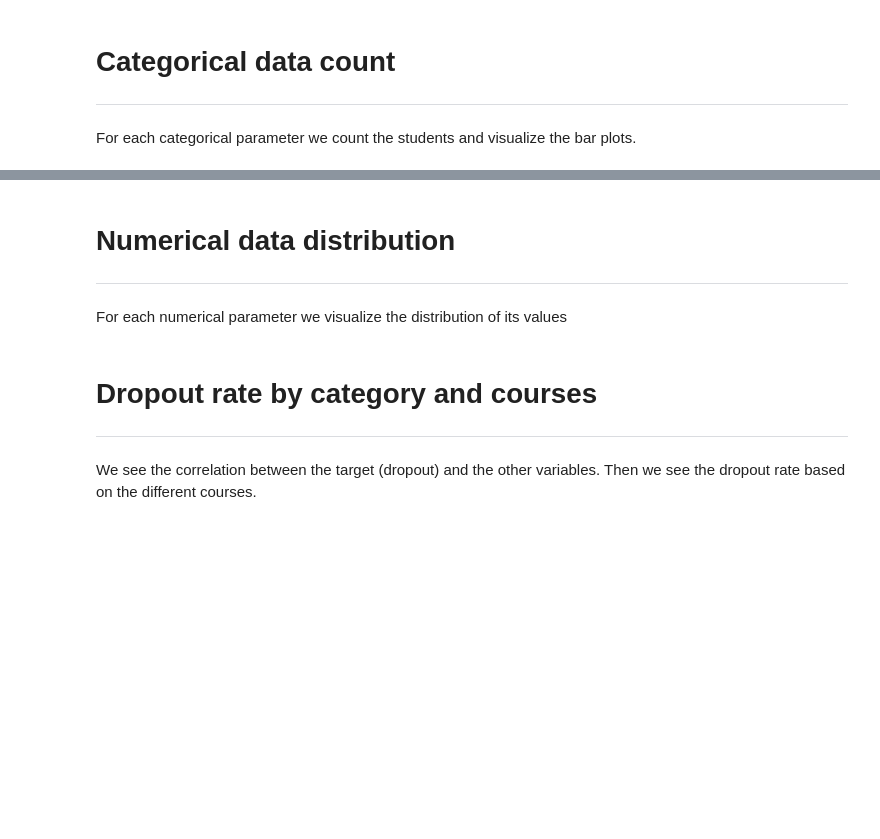
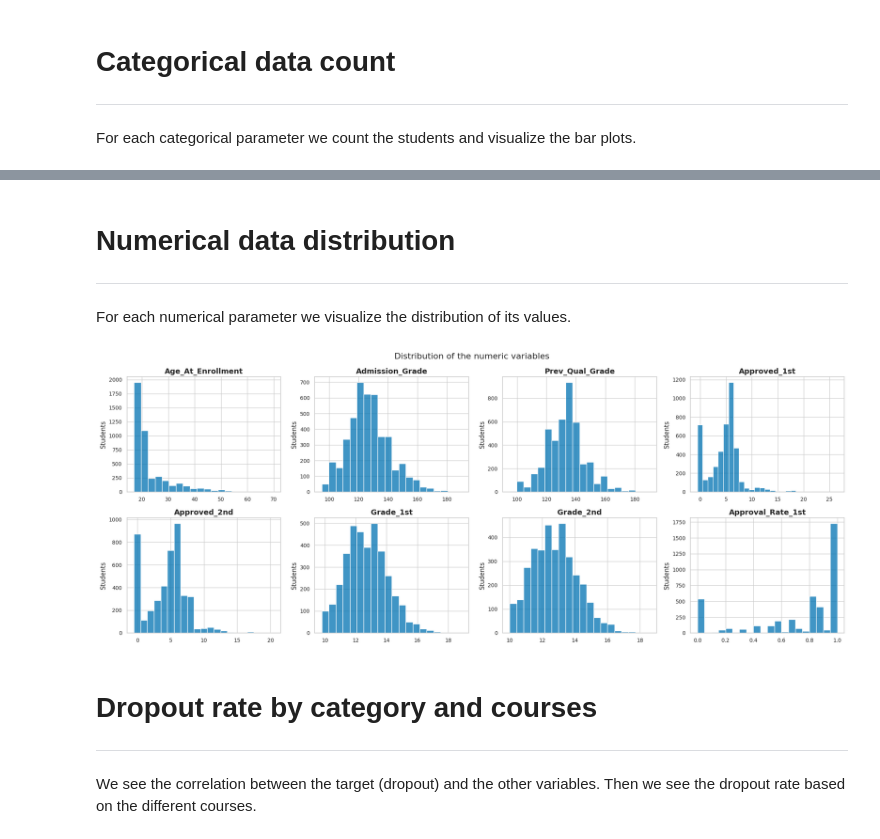
Before and after one commit to Martazzz/dropout_rate_academic_success, a Jupyter notebook: notebooks/01_cleaning_eda.ipynb, the cells around one changed output, grey strips where cells are left out. Drawn from its saved outputs; the diff is of its cells as text; code cells hidden in the pictures; blank space fills up the shorter version.

```diff
--- a/notebooks/01_cleaning_eda.ipynb
+++ b/notebooks/01_cleaning_eda.ipynb
@@ -354,7 +384,23 @@ For each categorical parameter we count the students and visualize the bar plots
 # %% [markdown]
 # Numerical data distribution
 ---
-For each numerical parameter we visualize the distribution of its values
+For each numerical parameter we visualize the distribution of its values.
+# %%
+hist_cols = ["Age_At_Enrollment", "Admission_Grade", "Prev_Qual_Grade", "Approved_1st",
+             "Approved_2nd", "Grade_1st", "Grade_2nd", "Approval_Rate_1st"]
+
+fig, axes = plt.subplots(2, 4, figsize=(20, 8))
+for ax, col in zip(axes.flat, hist_cols):
+    sns.histplot(data=data, x=col, bins=20, discrete=data[col].nunique() < 30, color=BAR_COLOR, ax=ax)
+    ax.set_title(col)
+    ax.set_xlabel("")
+    ax.set_ylabel("Students")
+fig.suptitle("Distribution of the numeric variables", fontsize=16)
+plt.tight_layout()
+plt.savefig("figures/eda_numeric.png", dpi=200, bbox_inches="tight")
+plt.show()
+# %% [output]
+[figure, added]
 # %% [markdown]
 # Dropout rate by category and courses
 ---
```
Also changed, not shown: parts of 2 cells of this notebook.
